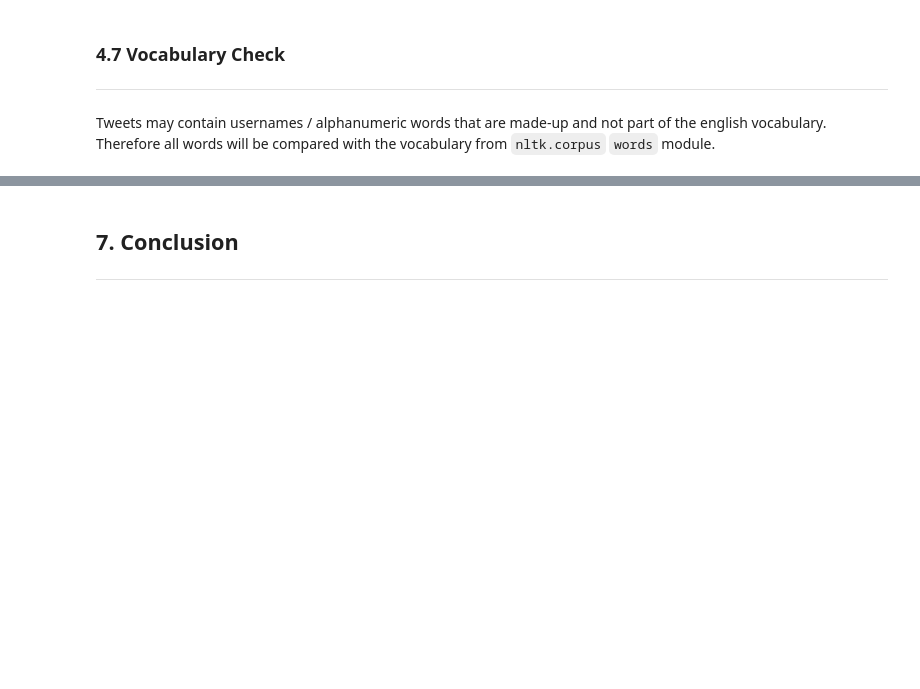
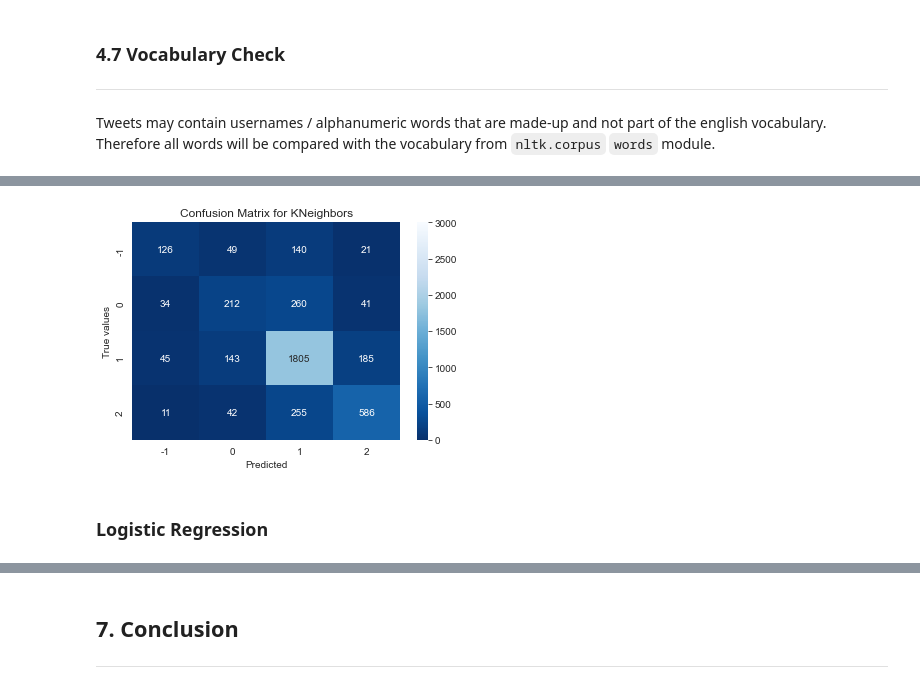
Before and after one commit to MakgaboMaja/classification_Team_TS1, a Jupyter notebook: Hena/Classification Predict.ipynb, the cells around one changed output, grey strips where cells are left out. Saved outputs shown, nothing was run; the diff lists cells and outputs as text; code cells hidden in the pictures; blank space fills up the shorter version.

```diff
--- a/Hena/Classification Predict.ipynb
+++ b/Hena/Classification Predict.ipynb
@@ -281,0 +528,9 @@ train['message'] = train['message'].apply(word_check)
+# %%
+knn_cv = GridSearchCV(
+    knn_,
+    param_grid = knn_params,
+    scoring = 'f1_weighted',
+    cv = 10
+)
+# %%
+knn_cv.fit(X_train, y_train)
@@ -281,0 +723,2 @@ train['message'] = train['message'].apply(word_check)
+# %%
+y_p = knn_cv.predict(X_test)
@@ -281,0 +738,20 @@ train['message'] = train['message'].apply(word_check)
+# %%
+sns.heatmap(
+    confusion_matrix(y_test, y_p),
+    cmap = "Blues_r",
+    xticklabels = knn_cv.classes_,
+    yticklabels = knn_cv.classes_,
+    vmin = 0,
+    vmax = 3000,
+    annot = True,
+    fmt = 'g'
+)
+
+plt.title('Confusion Matrix for KNeighbors')
+plt.ylabel('True values')
+plt.xlabel('Predicted')
+plt.show()
+# %% [output]
+[figure, added]
+# %% [markdown]
+### Logistic Regression
```
Also changed, not shown: parts of 86 cells of this notebook.
